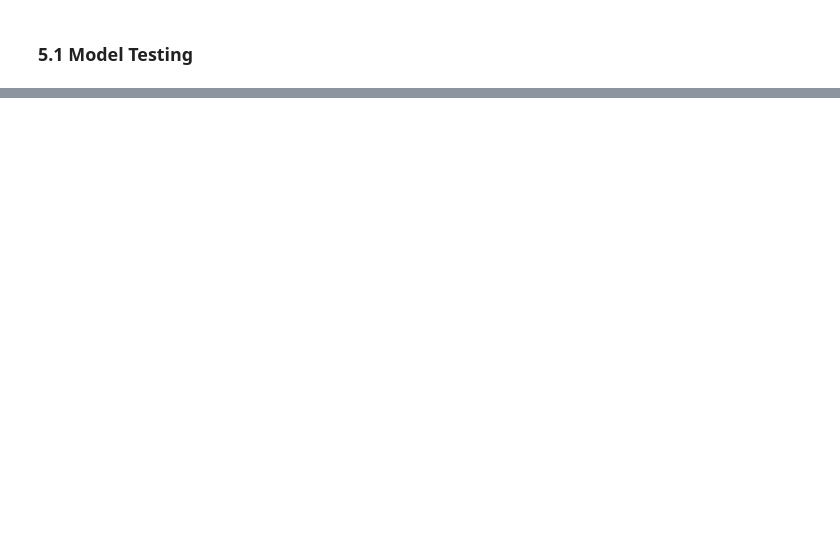
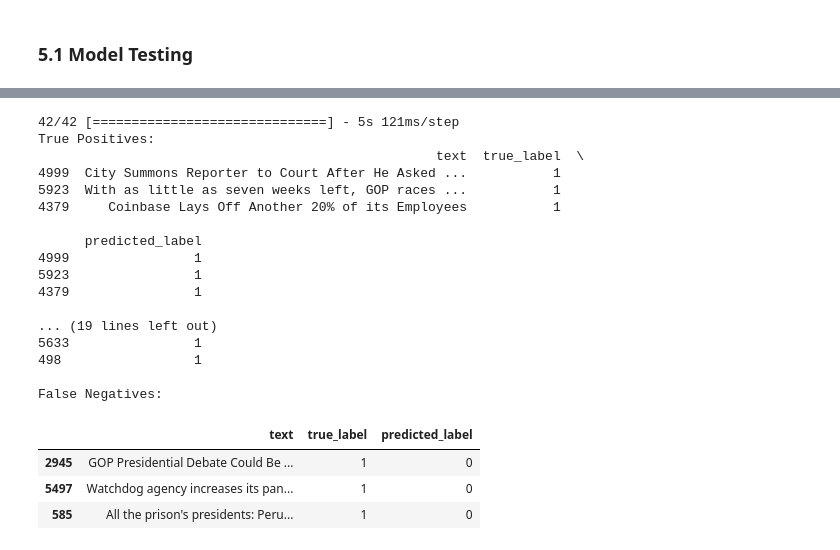
Before and after one commit to Fscipioni/Headline_Sentiment_Reactions, a Jupyter notebook: 04c_Models_MulticlassClassification.ipynb, the cells around one changed output, grey strips where cells are left out. Saved outputs shown, nothing was run; the diff lists cells and outputs as text; code cells hidden in the pictures; blank space fills up the shorter version.

```diff
--- a/04c_Models_MulticlassClassification.ipynb
+++ b/04c_Models_MulticlassClassification.ipynb
@@ -328,23 +369,57 @@ plt.show()
 # %%
+# ... previous code ...
+
+# Make predictions on the test set
+y_pred = classification_model.predict(
+    [X_test_tokens['input_ids'], X_test_tokens['token_type_ids'], X_test_tokens['attention_mask']]
+)
+
+# Get the predicted classes
+predicted_classes = np.argmax(y_pred, axis=1) # Define predicted_classes here
+
 # Create a DataFrame to easily access the original text
-results_df = pd.DataFrame({'text': X_test, 'true_label': y_test, 'predicted_label': predicted_classes}) # Use predicted_classes instead of y_pred.flatten()
+results_df = pd.DataFrame({'text': X_test, 'true_label': y_test, 'predicted_label': predicted_classes})
+
+# ... rest of the code ...
 
 # True Positives (correctly predicted positive)
 true_positives = results_df[(results_df['true_label'] == 1) & (results_df['predicted_label'] == 1)].head(3)
 print("True Positives:")
 print(true_positives)
 
 # True Negatives (correctly predicted negative)
 true_negatives = results_df[(results_df['true_label'] == 0) & (results_df['predicted_label'] == 0)].head(3)
 print("\nTrue Negatives:")
 print(true_negatives)
 
 # False Positives (incorrectly predicted positive)
 false_positives = results_df[(results_df['true_label'] == 0) & (results_df['predicted_label'] == 1)].head(3)
 print("\nFalse Positives:")
 print(false_positives)
 
 # False Negatives (incorrectly predicted negative)
 false_negatives = results_df[(results_df['true_label'] == 1) & (results_df['predicted_label'] == 0)].head(3)
 print("\nFalse Negatives:")
 false_negatives
+# %% [output]
+42/42 [==============================] - 5s 121ms/step
+True Positives:
+                                                   text  true_label  \
+4999  City Summons Reporter to Court After He Asked ...           1
+5923  With as little as seven weeks left, GOP races ...           1
+4379     Coinbase Lays Off Another 20% of its Employees           1
+
+      predicted_label
+4999                1
+5923                1
+4379                1
+
+... (19 lines left out)
+5633                1
+498                 1
+
+False Negatives:
+|  | text | true_label | predicted_label |
+| 2945 | GOP Presidential Debate Could Be ... | 1 | 0 |
+| 5497 | Watchdog agency increases its pan... | 1 | 0 |
+| 585 | All the prison's presidents: Peru... | 1 | 0 |
```
Also changed, not shown: parts of 7 cells of this notebook.
